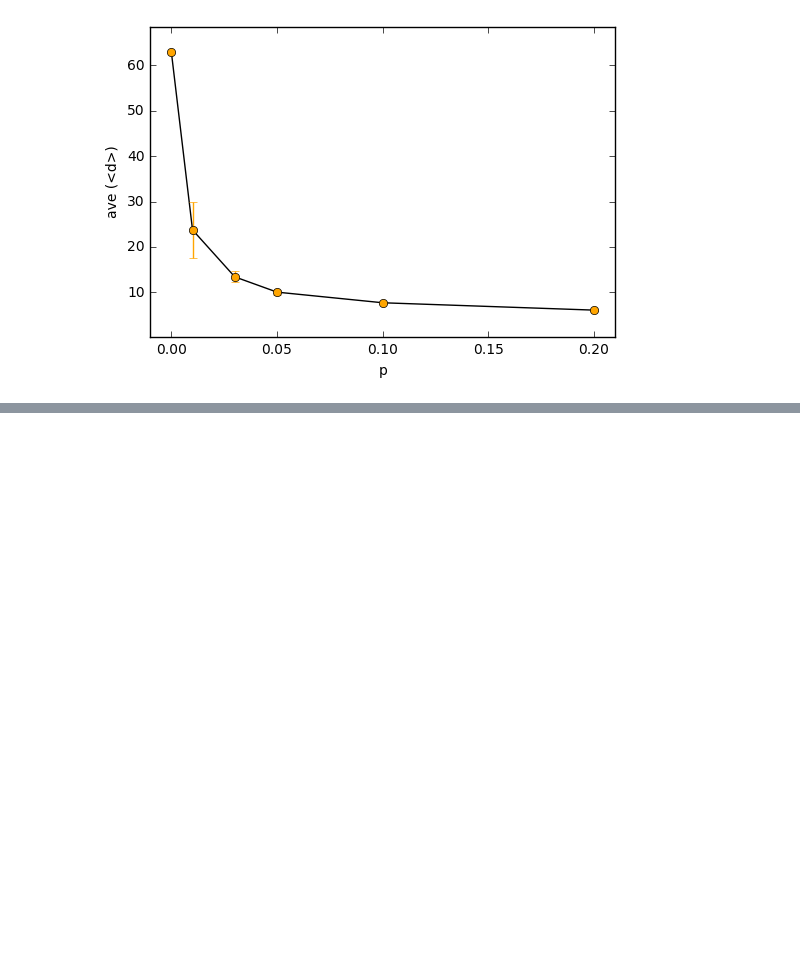
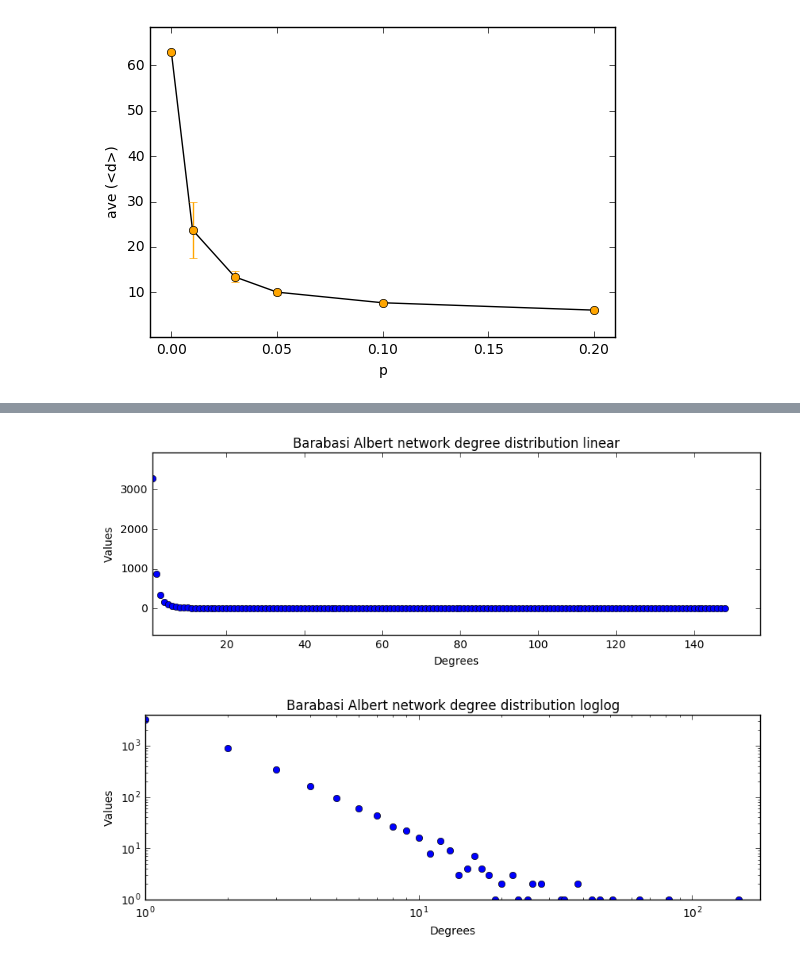
Before and after one commit to gretarg09/DTU__SocialGraphsAndInteractions, a Jupyter notebook: week_three/week_three_GAG.ipynb, the cells around one changed output, grey strips where cells are left out. Drawn from its saved outputs; the diff is of its cells as text; code cells hidden in the pictures; blank space fills up the shorter version.

```diff
--- a/week_three/week_three_GAG.ipynb
+++ b/week_three/week_three_GAG.ipynb
@@ -110,0 +150,25 @@ avgs.values()
+# %%
+# Plot the distribution, both linear and log-log axes
+
+plt.figure(num=None, figsize=(10,3), dpi=80, facecolor="w", edgecolor="k")
+plt.plot(range(0,len(values)), values,'o')
+plt.xlim(min(bins), max(bins))
+plt.margins(0.2,0.2)
+plt.title("Barabasi Albert network degree distribution linear")
+plt.xlabel("Degrees")
+plt.ylabel("Values")
+plt.show()
+
+plt.figure(num=None, figsize=(10,3), dpi=80, facecolor="w", edgecolor="k")
+plt.plot(range(0,len(values)), values,'o')
+#plt.xlim(min(bins), max(bins))
+plt.xscale('log')
+plt.yscale('log')
+plt.margins(0.2,0.2)
+plt.title("Barabasi Albert network degree distribution loglog")
+plt.xlabel("Degrees")
+plt.ylabel("Values")
+plt.show()
+# %% [output]
+[figure, added]
+[figure, added]
```
Also changed, not shown: parts of 14 cells of this notebook.
